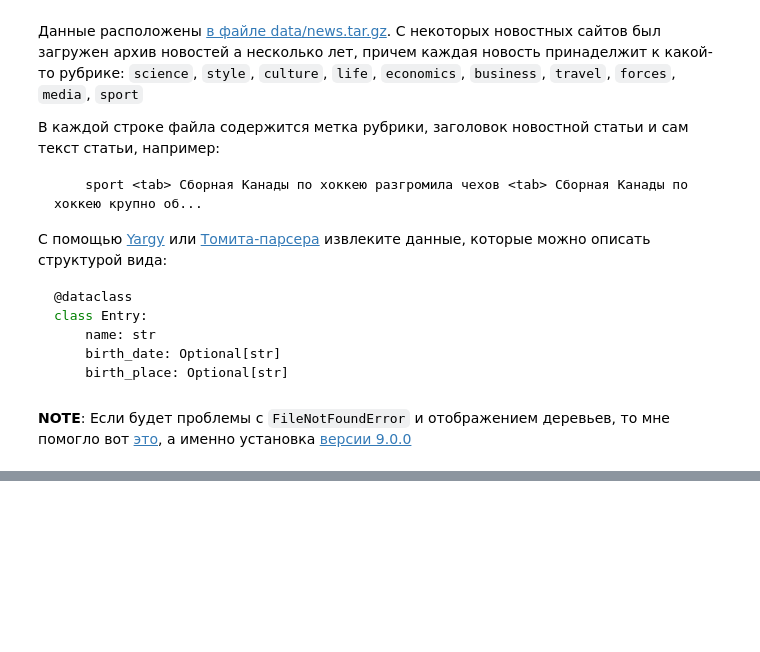
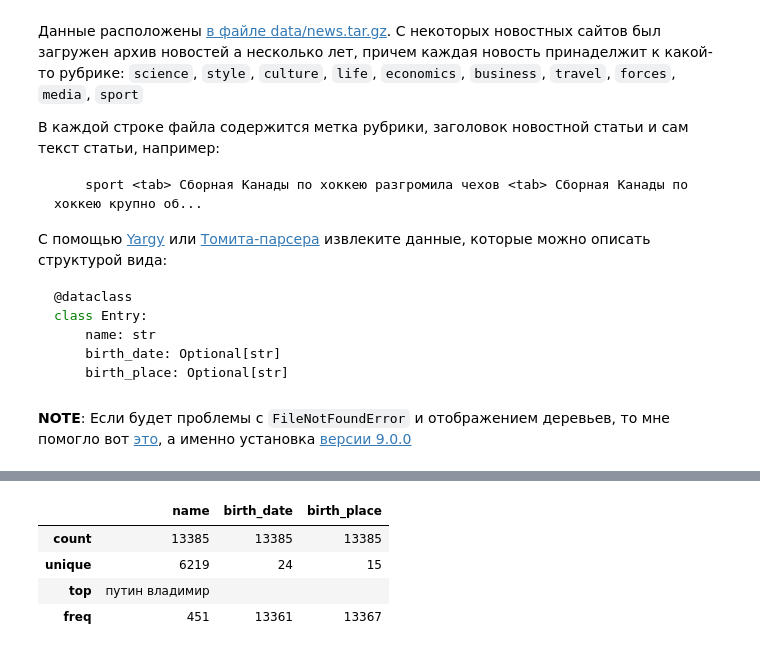
Before and after one commit to 4eckah78/nlp, a Jupyter notebook: task1.ipynb, the cells around one changed output, grey strips where cells are left out. Drawn from its saved outputs; the diff is of its cells as text; code cells hidden in the pictures; blank space fills up the shorter version.

```diff
--- a/task1.ipynb
+++ b/task1.ipynb
@@ -249,0 +271,4 @@ for match in parser.findall(text):
+# %%
+PATR = rule(
+    gram("Patr")
+)
@@ -324,0 +1225,8 @@ Empty
+# %%
+df.describe()
+# %% [output]
+|  | name | birth_date | birth_place |
+| count | 13385 | 13385 | 13385 |
+| unique | 6219 | 24 | 15 |
+| top | путин владимир |  |  |
+| freq | 451 | 13361 | 13367 |
```
Also changed, not shown: parts of 77 cells of this notebook.
